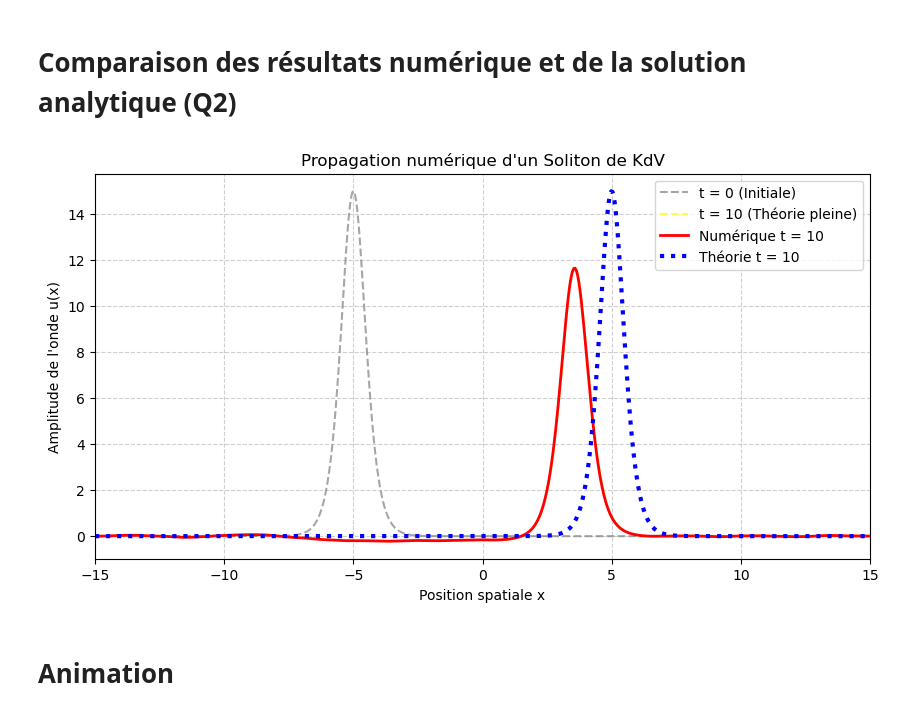
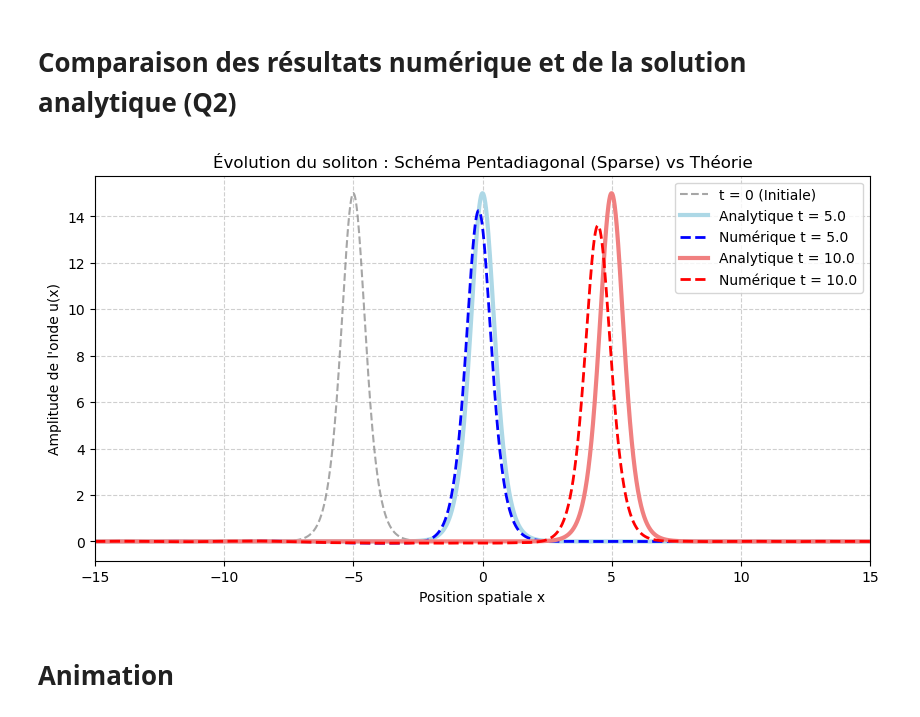
Before and after one commit to vercors04/Korteweg_de_Vries_equation_and_solitons, a Jupyter notebook: kdv.ipynb, the cells around one changed output. Drawn from its saved outputs; the diff is of its cells as text; code cells hidden in the pictures.

Commit message:
opti fct sparse - qqlq chgmts - modif graph

```diff
--- a/kdv.ipynb
+++ b/kdv.ipynb
@@ -31,7 +24,7 @@ def sech(x):
 # ----------------------------------------
 # x : position
 # t : temps
-def sol_an(x,t,x0):
+def sol_an(x, t, eps, mu, c, x0):
     xi = x-c*t
     return 3*c/eps * sech(1/2 * math.sqrt(c/mu) * (xi-x0))**2
 
@@ -39,7 +32,7 @@ def sol_an(x,t,x0):
 # Graphique pour la solution analytique
 # ----------------------------------------
 x = np.linspace(-5, 5, 1000)
-u_t0 = sol_an(x, 0, x0)
+u_t0 = sol_an(x, 0, 0.2, 0.1, 1, -5)
 fig, ax = plt.subplots(figsize=(5, 3))
 ax.plot(x, u_t0, color='blue', linewidth=1)
 ax.set_xlabel("x")
@@ -178,5 +223,5 @@ def sol_ck_sparse (x_debut,x_fin,Tf,Nx,Nt,eps,mu) :
 # %%
-def UEX (x_debut,x_fin,Tf,Nx,Nt):
+def UEX (x_debut, x_fin, Tf, Nx, Nt, eps, mu, c, x0):
     #x_debut : point de depart du maillage en x
     #x_fin : point de fin du maillage en x
     #Tf : temps de fin du maillage
@@ -189,7 +234,7 @@ def UEX (x_debut,x_fin,Tf,Nx,Nt):
     Un = np.zeros((Nt,Nx))
 
     for i in range(Nt) :
-        Un[i,:] = sol_an(x, i*Tf/Nt, x0)
+        Un[i,:] = sol_an(x, i * Tf / Nt, eps, mu, c, x0)
 
     return Un, x
 # %% [markdown]
@@ -209,14 +261,14 @@ end_sol_ck = time.perf_counter()
 # %%
 # Matrice sparse
 start_sol_ck_sp = time.perf_counter()
-U_numerique_final_sp, x_num_sp = sol_ck_sparse(x_debut, x_fin, Tf, Nx, Nt, eps, mu)
+U_numerique_final_sp, x_num_sp = sol_ck_sparse(x_debut, x_fin, Tf, Nx, Nt, eps, mu, c, x0)
 end_sol_ck_sp = time.perf_counter()
 # %%
 # Calcul de la théorie exacte au temps final pour comparaison
 start_sol_an = time.perf_counter()
-U_ex, x_ex = UEX(x_debut, x_fin, Tf, Nx, Nt)
+U_ex, x_ex = UEX(x_debut, x_fin, Tf, Nx, Nt, eps, mu, c, x0)
 end_sol_an = time.perf_counter()
-U_analytique = sol_an(x_num_sp, Tf, x0)
+U_analytique = sol_an(x_num_sp, Tf, eps, mu, c, x0)
 # %%
 # Temps de calculs
 print(f"Temps d'exécution solution numérique Matrice pleine : {end_sol_ck - start_sol_ck} secondes")
@@ -263,33 +315,36 @@ array([[ 1.10803600e-12,  1.29818472e-12,  1.52096465e-12, ...,
 # Comparaison des résultats numérique et de la solution analytique (Q2)
 # %%
 # ----------------------------------------
-# Graphique Crank-Nikolson -----------GENERE PAR IA--------------
+# Graphique Crank-Nikolson
 # ----------------------------------------
 
-# Création du graphique esthétique et clair
+
+idx_mid = Nt // 2  # Moitié de la simulation
+idx_fin = Nt - 1   # Dernier pas en temps
+t_mid = Tf / 2     # Valeur physique du temps intermédiaire
+
 plt.figure(figsize=(10, 5))
 
-# 1. Courbe de l'état initial (pour prouver que l'onde s'est déplacée)
-plt.plot(x_num_sp, U_numerique_final_sp[0,:], '--', color='gray', alpha=0.7, label='t = 0 (Initiale)')
+# Etat initial
+plt.plot(x_num_sp, U_ex[0, :], '--', color='gray', alpha=0.7, label='t = 0 (Initiale)')
 
-plt.plot(x_num, U_numerique_final, '--', color='yellow', alpha=0.7, label=f't = {Tf} (Théorie pleine)')
+# Etat intermediaire
+plt.plot(x_num_sp, U_ex[idx_mid, :], '-', color='lightblue', linewidth=3, label=f'Analytique t = {t_mid}')
+plt.plot(x_num_sp, U_numerique_final_sp[idx_mid, :], '--', color='blue', linewidth=2, label=f'Numérique t = {t_mid}')
 
-# 2. Courbe de ta solution numérique -Version full- (le résultat de ton schéma Crank-Nicolson)
-plt.plot(x_num_sp, U_numerique_final_sp[599,:], label=f'Numérique t = {Tf}', color='red', linewidth=2)
+# Etat final
+plt.plot(x_num_sp, U_ex[idx_fin, :], '-', color='lightcoral', linewidth=3, label=f'Analytique t = {Tf}')
+plt.plot(x_num_sp, U_numerique_final_sp[idx_fin, :], '--', color='red', linewidth=2, label=f'Numérique t = {Tf}')
 
-# 3. Courbe de la solution analytique exacte (pour valider le calcul)
-plt.plot(x_num_sp, U_analytique, ':', color='blue', linewidth=3, label=f'Théorie t = {Tf}')
-
-# Finitions du graphique
 plt.xlabel("Position spatiale x")
 plt.ylabel("Amplitude de l'onde u(x)")
-plt.title("Propagation numérique d'un Soliton de KdV")
+plt.title("Évolution du soliton : Schéma Pentadiagonal (Sparse) vs Théorie")
 plt.legend()
 plt.grid(True, linestyle='--', alpha=0.6)
 plt.xlim(x_debut, x_fin)
 plt.show()
 # %% [output]
-[figure, old version]
+[figure, new version]
 # %% [markdown]
 # Animation
 # %% [raw]
```
Also changed, not shown: parts of 9 cells of this notebook.
